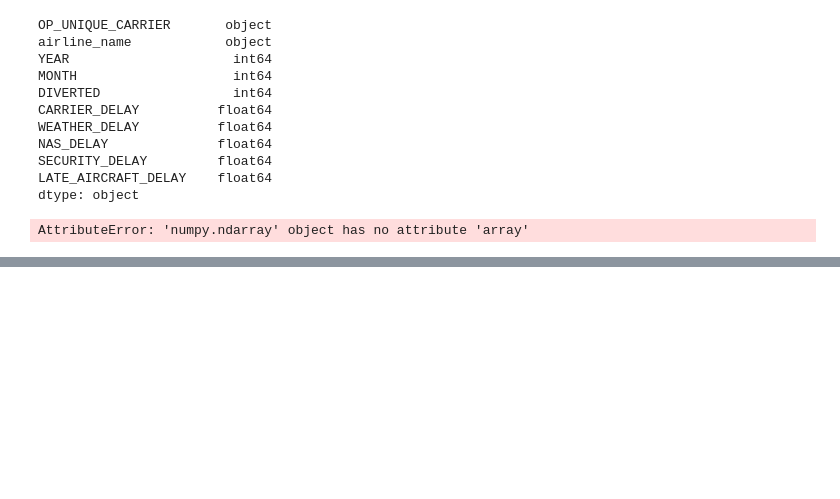
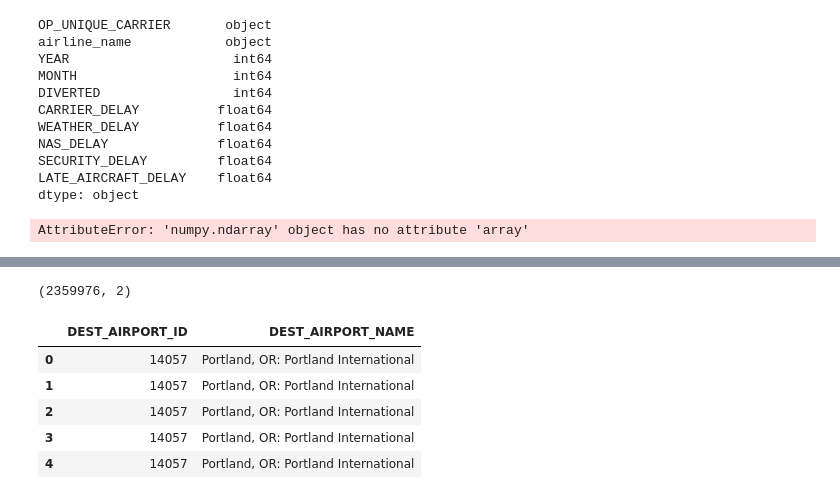
Before and after one commit to mehpree/airline-data-analysis, a Jupyter notebook: AirlineAnalysis.ipynb, the cells around one changed output, grey strips where cells are left out. Cells and saved outputs as stored; diff of their text form; code cells hidden in the pictures; blank space fills up the shorter version.

```diff
--- a/AirlineAnalysis.ipynb
+++ b/AirlineAnalysis.ipynb
@@ -94,7 +94,7 @@ subset_data = ["ORIGIN_AIRPORT_ID", "Description", "Code.y",  "OP_UNIQUE_CARRIER
                "airline_name", "YEAR", "MONTH", "FL_DATE", "OP_CARRIER_FL_NUM",
                "DEST_AIRPORT_ID", "DEP_DELAY","ARR_DELAY", "CANCELLED", "DIVERTED"]
 
-# subset_data = airline_data.loc[:, subset_data]
+subset_data = airline_data.loc[:, subset_data]
 # %%
 # Checking min/max values in all columns
 airline_data.describe()
@@ -800,13 +800,3 @@ plt.ylabel('Value Count')
 plt.title('Frontier Airlines Causes for Delays')
 # Display the plot
 plt.show()
-# %%
-# Create a mapping from airport ID to name - Ismail's code
-airport_id_to_name = subset_data[['ORIGIN_AIRPORT_ID', 'Description']].drop_duplicates().set_index('ORIGIN_AIRPORT_ID')['Description'].to_dict()
-
-# Use the mapping to create new columns with the names of the origin and destination airports
-subset_data['ORIGIN_AIRPORT_NAME'] = subset_data['ORIGIN_AIRPORT_ID'].map(airport_id_to_name)
-subset_data['DEST_AIRPORT_NAME'] = subset_data['DEST_AIRPORT_ID'].map(airport_id_to_name)
-
-# Create a 'ROUTE_NAME' column
-subset_data['ROUTE_NAME'] = subset_data['ORIGIN_AIRPORT_NAME'] + ' to ' + subset_data['DEST_AIRPORT_NAME']
@@ -812,0 +815,13 @@ subset_data['ROUTE_NAME'] = subset_data['ORIGIN_AIRPORT_NAME'] + ' to ' + subset
+# %%
+airport_2_df = subset_data[['ORIGIN_AIRPORT_ID', 'Description']].copy()
+airport_2_df.columns = ['DEST_AIRPORT_ID', 'DEST_AIRPORT_NAME']
+print(airport_2_df.shape)
+airport_2_df.head()
+# %% [output]
+(2359976, 2)
+|  | DEST_AIRPORT_ID | DEST_AIRPORT_NAME |
+| 0 | 14057 | Portland, OR: Portland International |
+| 1 | 14057 | Portland, OR: Portland International |
+| 2 | 14057 | Portland, OR: Portland International |
+| 3 | 14057 | Portland, OR: Portland International |
+| 4 | 14057 | Portland, OR: Portland International |
```
Also changed, not shown: parts of 12 cells of this notebook, 2 other files.
